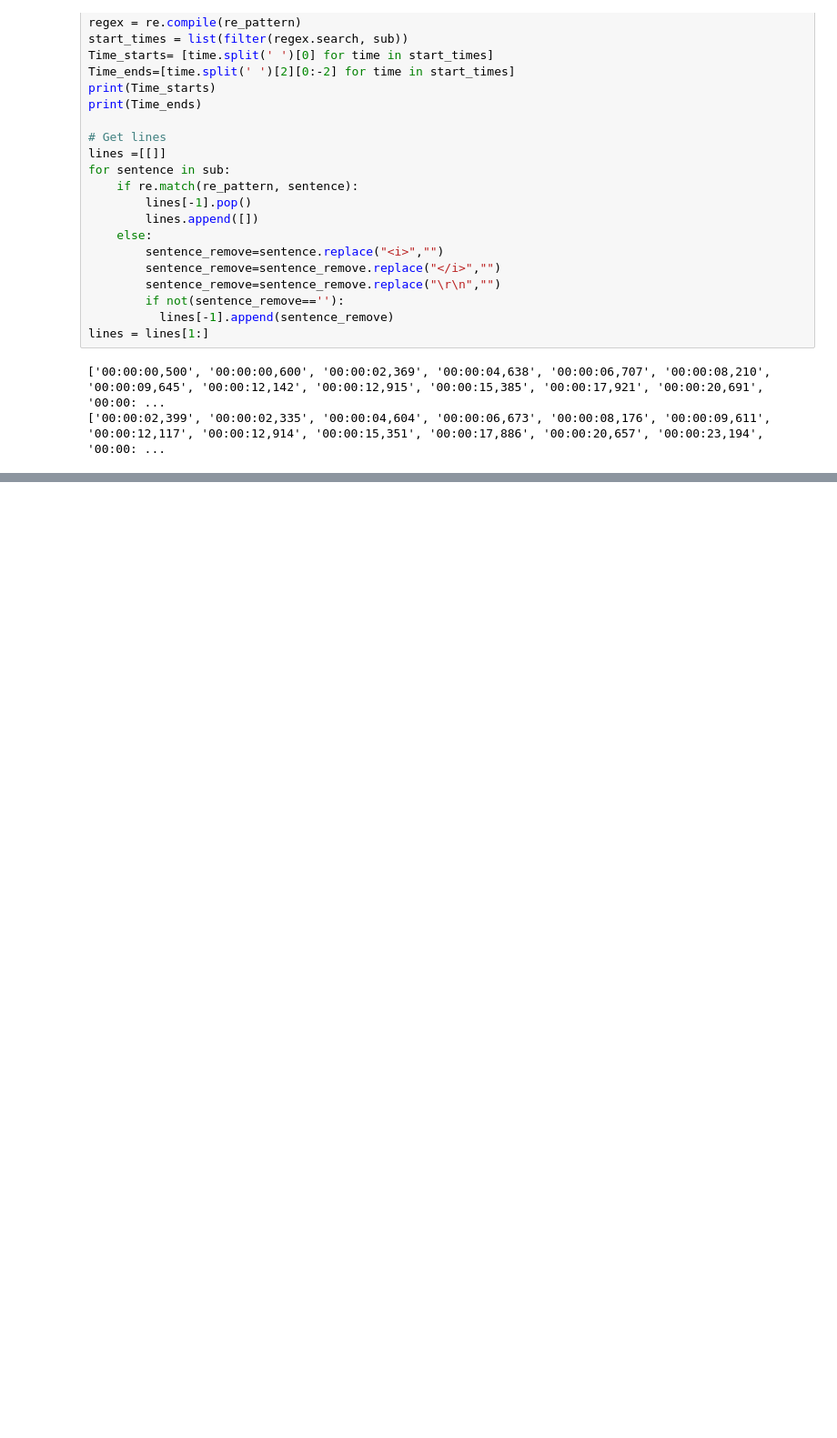
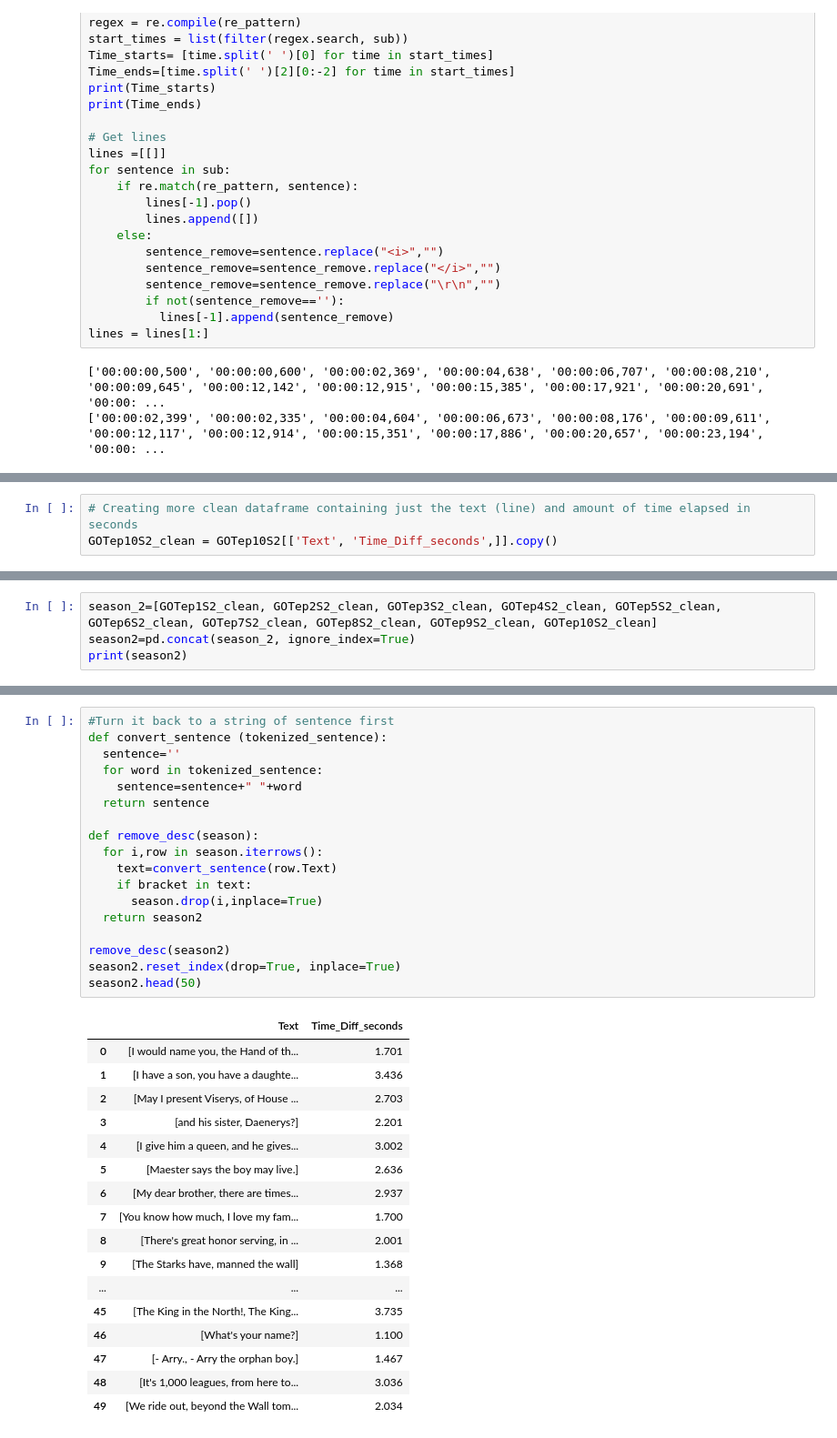
Before and after one commit to trong-shen/Game-of-Throne-Project, a Jupyter notebook: S1+S2subtitles.ipynb, the cells around one changed output, grey strips where cells are left out. Shown at 91% size. Saved outputs shown, nothing was run; the diff lists cells and outputs as text; blank space fills up the shorter version.

```diff
--- a/S1+S2subtitles.ipynb
+++ b/S1+S2subtitles.ipynb
@@ -1593,0 +1845,3 @@ lines = lines[1:]
+# %%
+# Creating more clean dataframe containing just the text (line) and amount of time elapsed in seconds
+GOTep10S2_clean = GOTep10S2[['Text', 'Time_Diff_seconds',]].copy()
@@ -1593,0 +1864,4 @@ lines = lines[1:]
+# %%
+season_2=[GOTep1S2_clean, GOTep2S2_clean, GOTep3S2_clean, GOTep4S2_clean, GOTep5S2_clean, GOTep6S2_clean, GOTep7S2_clean, GOTep8S2_clean, GOTep9S2_clean, GOTep10S2_clean]
+season2=pd.concat(season_2, ignore_index=True)
+print(season2)
@@ -1593,0 +1883,36 @@ lines = lines[1:]
+# %%
+#Turn it back to a string of sentence first
+def convert_sentence (tokenized_sentence):
+  sentence=''
+  for word in tokenized_sentence:
+    sentence=sentence+" "+word
+  return sentence
+
+def remove_desc(season):
+  for i,row in season.iterrows():
+    text=convert_sentence(row.Text)
+    if bracket in text:
+      season.drop(i,inplace=True)
+  return season2
+
+remove_desc(season2)
+season2.reset_index(drop=True, inplace=True)
+season2.head(50)
+# %% [output]
+|  | Text | Time_Diff_seconds |
+| 0 | [I would name you, the Hand of th... | 1.701 |
+| 1 | [I have a son, you have a daughte... | 3.436 |
+| 2 | [May I present Viserys, of House ... | 2.703 |
+| 3 | [and his sister, Daenerys?] | 2.201 |
+| 4 | [I give him a queen, and he gives... | 3.002 |
+| 5 | [Maester says the boy may live.] | 2.636 |
+| 6 | [My dear brother, there are times... | 2.937 |
+| 7 | [You know how much, I love my fam... | 1.700 |
+| 8 | [There's great honor serving, in ... | 2.001 |
+| 9 | [The Starks have, manned the wall] | 1.368 |
+| ... | ... | ... |
+| 45 | [The King in the North!, The King... | 3.735 |
+| 46 | [What's your name?] | 1.100 |
+| 47 | [- Arry., - Arry the orphan boy.] | 1.467 |
+| 48 | [It's 1,000 leagues, from here to... | 3.036 |
+| 49 | [We ride out, beyond the Wall tom... | 2.034 |
```
Also changed, not shown: parts of 49 cells of this notebook.
